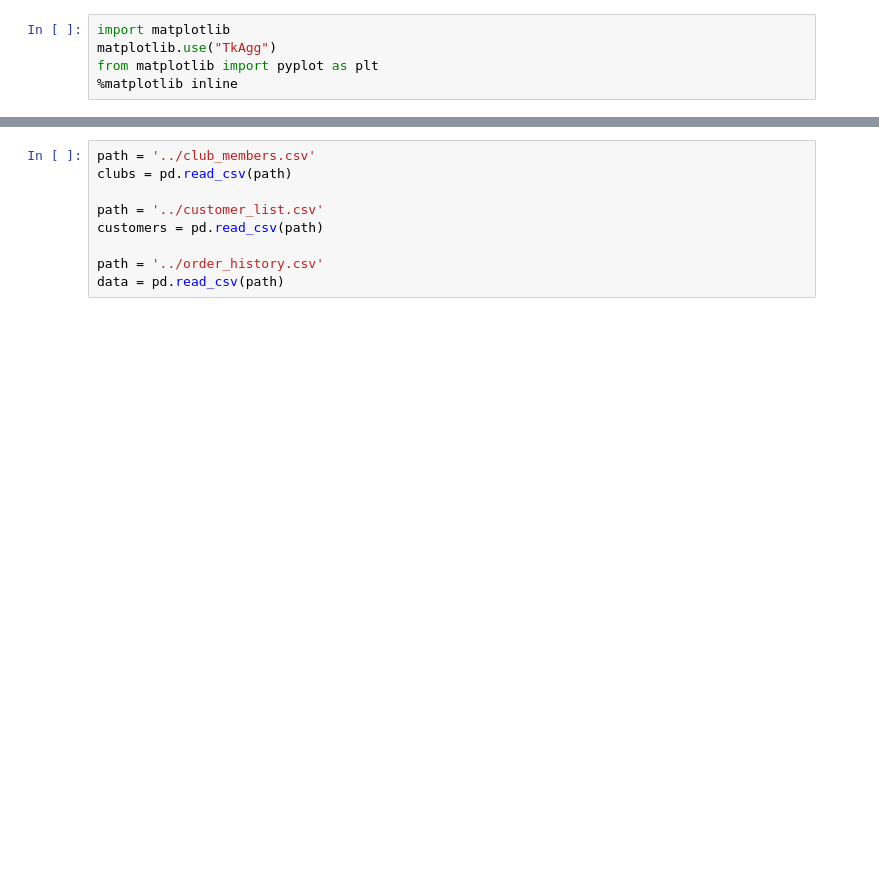
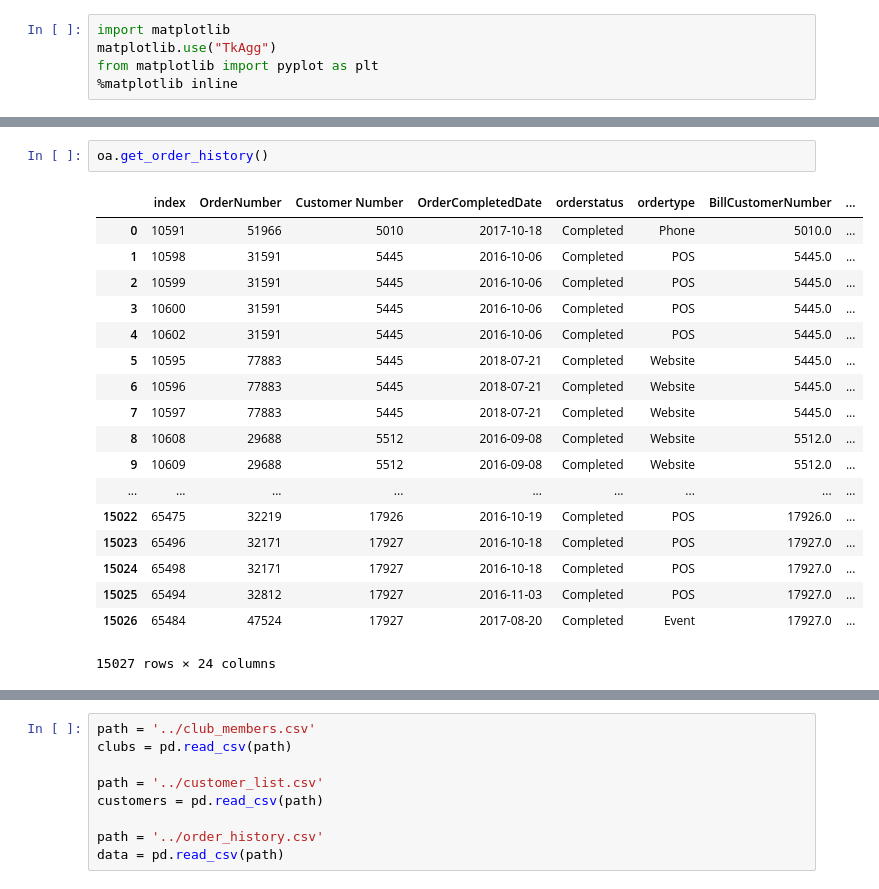
Before and after one commit to sphilazar/wine-clubs, a Jupyter notebook: TestScripts.ipynb, the cells around one changed output, grey strips where cells are left out. Saved outputs shown, nothing was run; the diff lists cells and outputs as text; blank space fills up the shorter version.

```diff
--- a/TestScripts.ipynb
+++ b/TestScripts.ipynb
@@ -16,0 +43,21 @@ from matplotlib import pyplot as plt
+# %%
+oa.get_order_history()
+# %% [output]
+|  | index | OrderNumber | Customer Number | OrderCompletedDate | orderstatus | ordertype | BillCustomerNumber | ... |
+| 0 | 10591 | 51966 | 5010 | 2017-10-18 | Completed | Phone | 5010.0 | ... |
+| 1 | 10598 | 31591 | 5445 | 2016-10-06 | Completed | POS | 5445.0 | ... |
+| 2 | 10599 | 31591 | 5445 | 2016-10-06 | Completed | POS | 5445.0 | ... |
+| 3 | 10600 | 31591 | 5445 | 2016-10-06 | Completed | POS | 5445.0 | ... |
+| 4 | 10602 | 31591 | 5445 | 2016-10-06 | Completed | POS | 5445.0 | ... |
+| 5 | 10595 | 77883 | 5445 | 2018-07-21 | Completed | Website | 5445.0 | ... |
+| 6 | 10596 | 77883 | 5445 | 2018-07-21 | Completed | Website | 5445.0 | ... |
+| 7 | 10597 | 77883 | 5445 | 2018-07-21 | Completed | Website | 5445.0 | ... |
+| 8 | 10608 | 29688 | 5512 | 2016-09-08 | Completed | Website | 5512.0 | ... |
+| 9 | 10609 | 29688 | 5512 | 2016-09-08 | Completed | Website | 5512.0 | ... |
+| ... | ... | ... | ... | ... | ... | ... | ... | ... |
+| 15022 | 65475 | 32219 | 17926 | 2016-10-19 | Completed | POS | 17926.0 | ... |
+| 15023 | 65496 | 32171 | 17927 | 2016-10-18 | Completed | POS | 17927.0 | ... |
+| 15024 | 65498 | 32171 | 17927 | 2016-10-18 | Completed | POS | 17927.0 | ... |
+| 15025 | 65494 | 32812 | 17927 | 2016-11-03 | Completed | POS | 17927.0 | ... |
+| 15026 | 65484 | 47524 | 17927 | 2017-08-20 | Completed | Event | 17927.0 | ... |
+15027 rows × 24 columns
```
Also changed, not shown: parts of 19 cells of this notebook, 7 other files.
